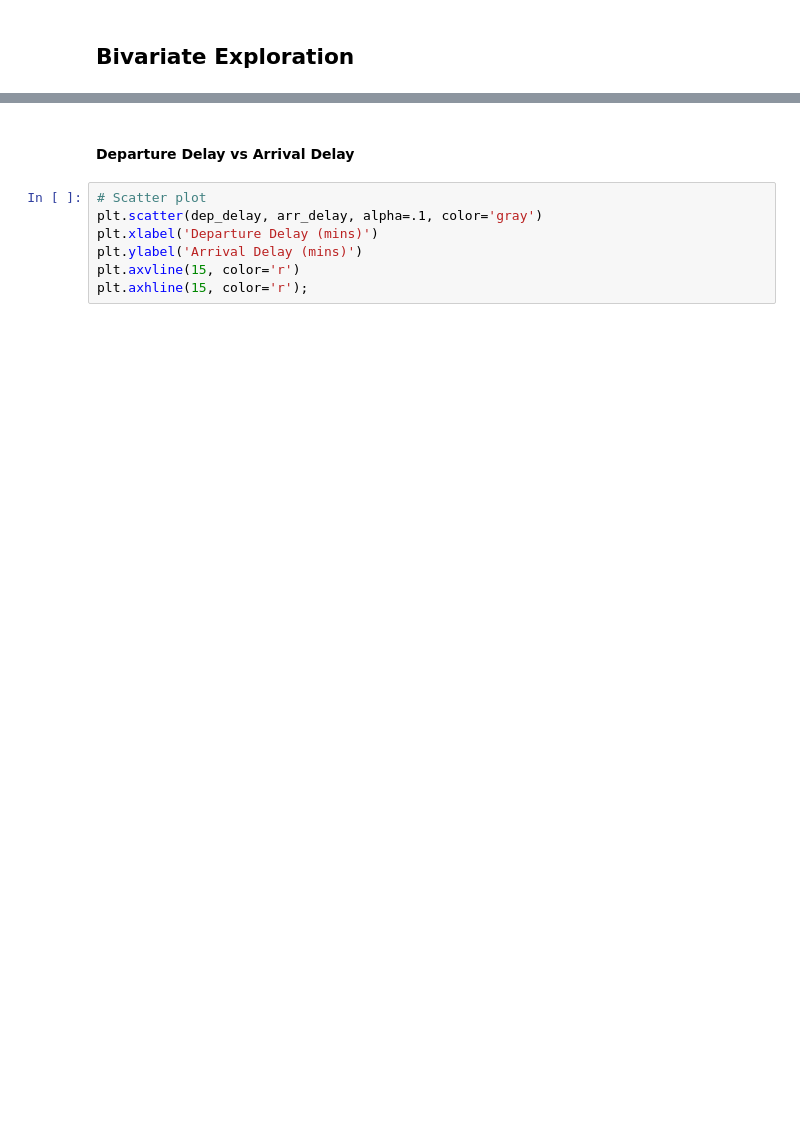
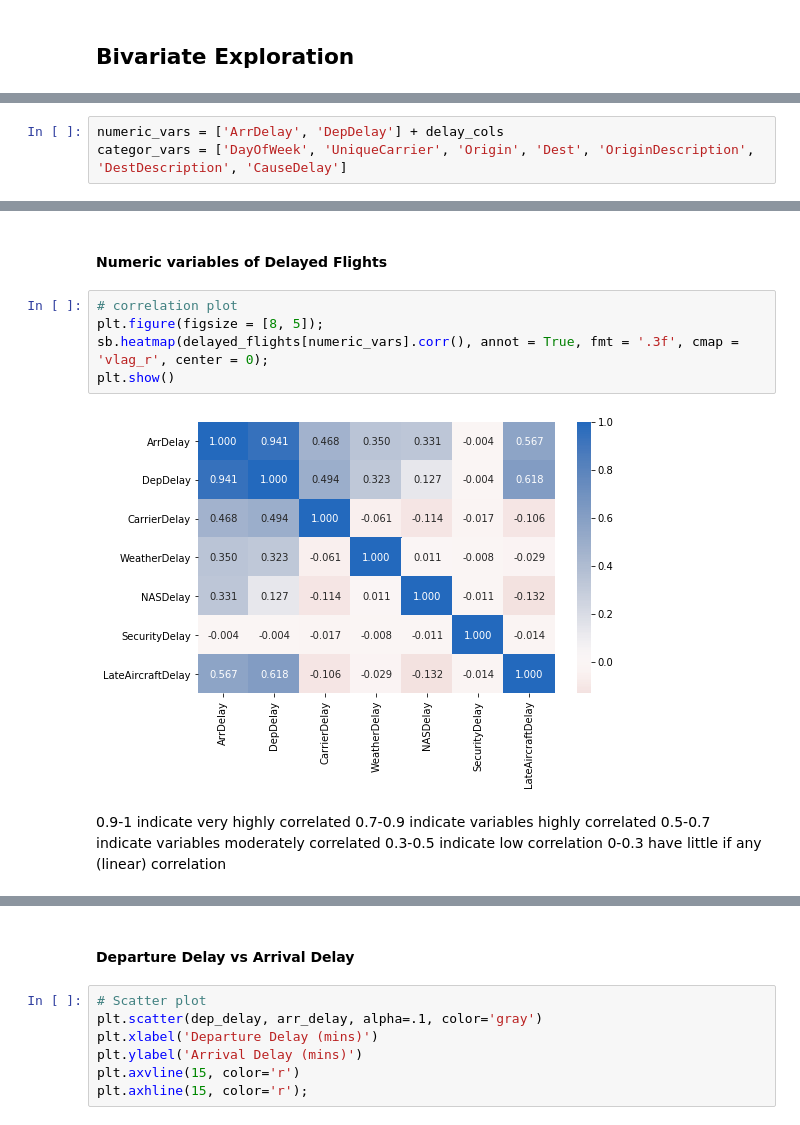
Before and after one commit to thaisruiz/udacity-communicating-data-findings, a Jupyter notebook: Flights_exploration_in_progress.ipynb, the cells around one changed output, grey strips where cells are left out. Cells and saved outputs as stored; diff of their text form; blank space fills up the shorter version.

```diff
--- a/Flights_exploration_in_progress.ipynb
+++ b/Flights_exploration_in_progress.ipynb
@@ -795,0 +889,3 @@ The categorical variables are the days of week, the airlines, the (origin/destin
+# %%
+numeric_vars = ['ArrDelay', 'DepDelay'] + delay_cols
+categor_vars = ['DayOfWeek', 'UniqueCarrier', 'Origin', 'Dest', 'OriginDescription', 'DestDescription', 'CauseDelay']
@@ -795,0 +914,15 @@ The categorical variables are the days of week, the airlines, the (origin/destin
+# %% [markdown]
+#### Numeric variables of Delayed Flights
+# %%
+# correlation plot
+plt.figure(figsize = [8, 5]);
+sb.heatmap(delayed_flights[numeric_vars].corr(), annot = True, fmt = '.3f', cmap = 'vlag_r', center = 0);
+plt.show()
+# %% [output]
+[figure, added]
+# %% [markdown]
+0.9-1 indicate very highly correlated
+0.7-0.9 indicate variables highly correlated
+0.5-0.7 indicate variables moderately correlated
+0.3-0.5 indicate low correlation
+0-0.3 have little if any (linear) correlation
```
Also changed, not shown: parts of 63 cells of this notebook.
